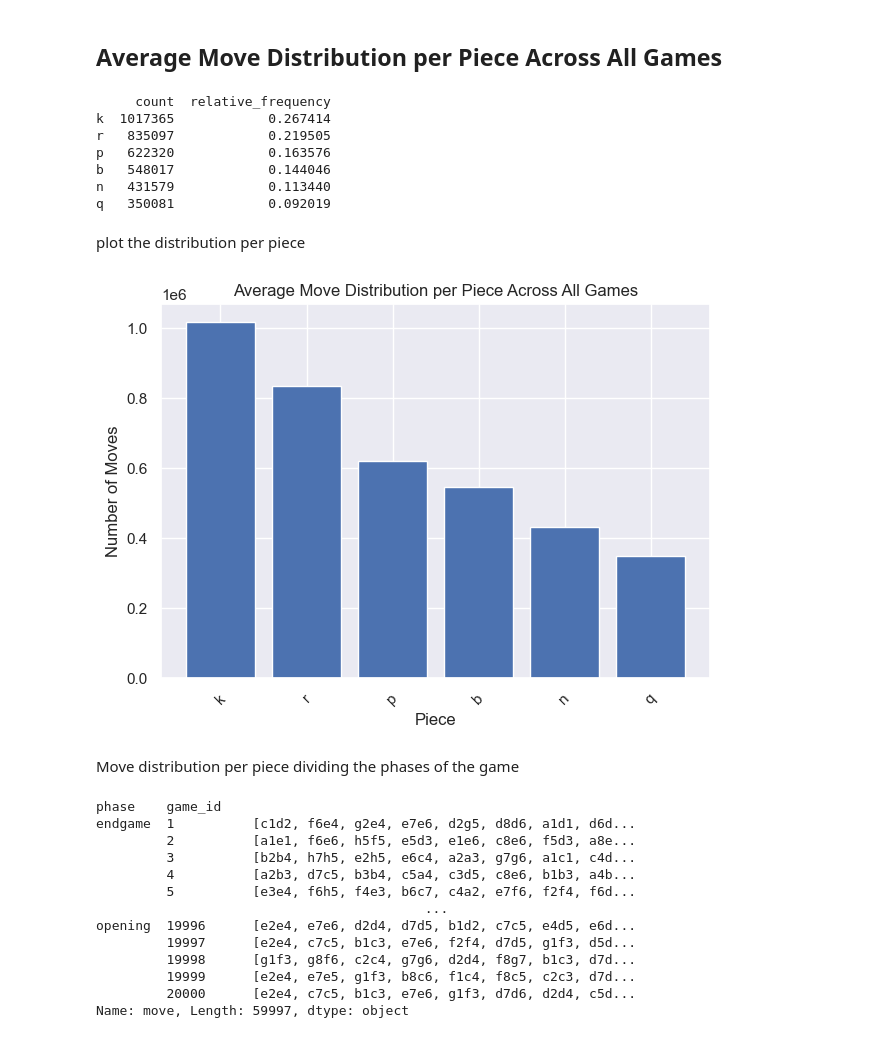
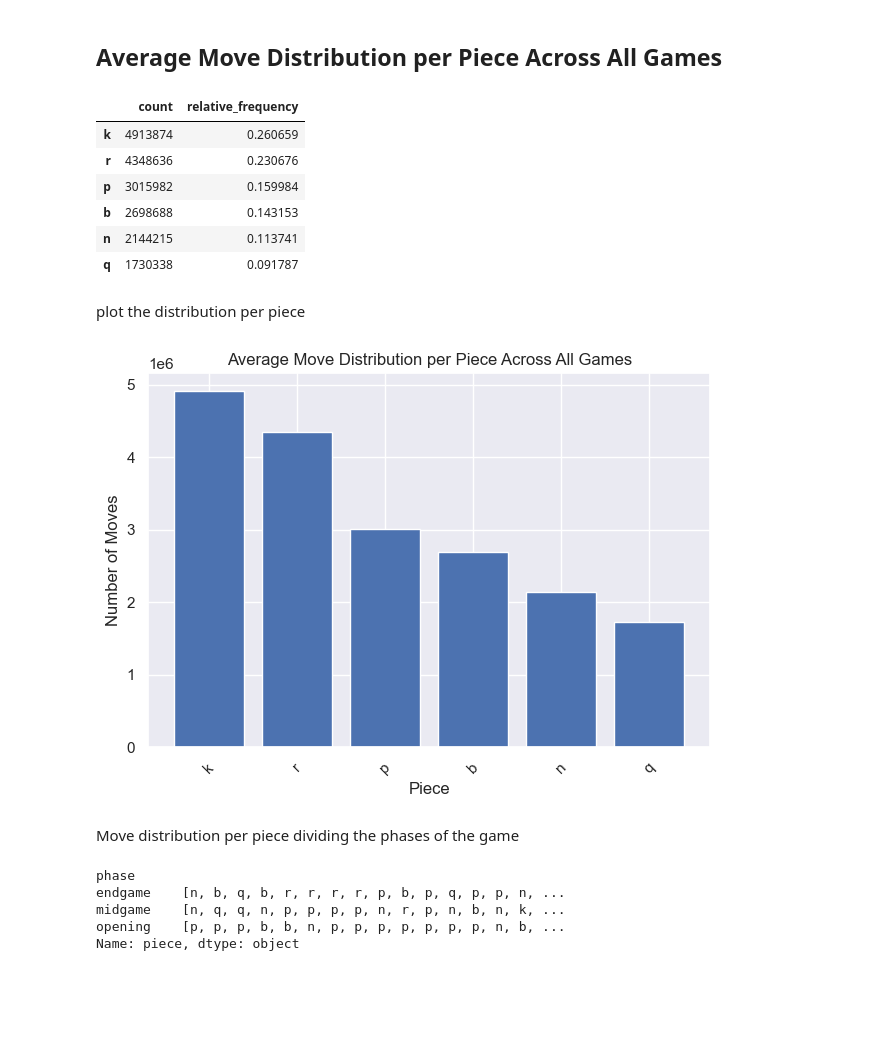
Before and after one commit to NLP-Project-PoliMi-2025/NLP-Project, a Jupyter notebook: MoveDistribution.ipynb, the cells around one changed output. Saved outputs shown, nothing was run; the diff lists cells and outputs as text; code cells hidden in the pictures; blank space fills up the shorter version.

```diff
--- a/MoveDistribution.ipynb
+++ b/MoveDistribution.ipynb
@@ -33,60 +42,34 @@ df.head()
 # %% [markdown]
 ## Average Move Distribution per Piece Across All Games
 # %%
-# Initialize variables
-piece_move_counter = Counter()
-current_game_id = None
-board = chess.Board()
-
-for _, row in df.iterrows():
-    game_id = row["game_id"]
-    move_str = row["move"]
-    # Reset board at the start of a new game
-    if game_id != current_game_id:
-        board = chess.Board()
-        current_game_id = game_id
-    try:
-        move = board.parse_uci(move_str)
-        piece = board.piece_at(move.from_square)
-        if piece:
-            piece_move_counter[piece.symbol().lower()] += 1
-        board.push(move)
-    except Exception as e:
-        print(f"Game {game_id}, move {move_str} caused error: {e}")
-        continue
-
-piece_distribution = pd.DataFrame.from_dict(piece_move_counter, orient='index', columns=['count'])
-
-piece_distribution["relative_frequency"] = piece_distribution["count"] / piece_distribution["count"].sum()
-
-# Sort for clarity
-piece_distribution = piece_distribution.sort_values(by="count", ascending=False)
-
-# Print result
-print(piece_distribution)
+# count the number of pieces and relative frequencies
+piece_counts = Counter(df['piece'])
+piece_counts = dict(piece_counts)
+piece_counts = {k: v for k, v in sorted(piece_counts.items(), key=lambda item: item[1], reverse=True)}
+# Create a DataFrame from the piece counts
+piece_counts_df = pd.DataFrame.from_dict(piece_counts, orient='index', columns=['count'])
+piece_counts_df['relative_frequency'] = piece_counts_df['count'] / piece_counts_df['count'].sum()
+piece_counts_df
 # %% [output]
-     count  relative_frequency
-k  1017365            0.267414
-r   835097            0.219505
-p   622320            0.163576
-b   548017            0.144046
-n   431579            0.113440
-q   350081            0.092019
+|  | count | relative_frequency |
+| k | 4913874 | 0.260659 |
+| r | 4348636 | 0.230676 |
+| p | 3015982 | 0.159984 |
+| b | 2698688 | 0.143153 |
+| n | 2144215 | 0.113741 |
+| q | 1730338 | 0.091787 |
 # %% [markdown]
 plot the distribution per piece
 # %%
-labels = piece_distribution.index
-counts = piece_distribution["count"]
-
-plt.bar(labels, counts)
+plt.bar(piece_counts_df.index, piece_counts_df['count'])
 plt.title("Average Move Distribution per Piece Across All Games")
 plt.xlabel("Piece")
 plt.ylabel("Number of Moves")
 plt.xticks(rotation=45)
 plt.tight_layout()
 plt.show()
 # %% [output]
-[figure, old version]
+[figure, new version]
 # %% [markdown]
 Move distribution per piece dividing the phases of the game
 # %%
@@ -100,18 +87,10 @@ def classify_phase(move_number):
 # %%
-phase_game_groups = df.groupby(["phase", "game_id"])["move"].apply(list)
+phase_game_groups = new_df.groupby(["phase"])["piece"].apply(list)
 phase_game_groups
 # %% [output]
-phase    game_id
-endgame  1          [c1d2, f6e4, g2e4, e7e6, d2g5, d8d6, a1d1, d6d...
-         2          [a1e1, f6e6, h5f5, e5d3, e1e6, c8e6, f5d3, a8e...
-         3          [b2b4, h7h5, e2h5, e6c4, a2a3, g7g6, a1c1, c4d...
-         4          [a2b3, d7c5, b3b4, c5a4, c3d5, c8e6, b1b3, a4b...
-         5          [e3e4, f6h5, f4e3, b6c7, c4a2, e7f6, f2f4, f6d...
-                                          ...
-opening  19996      [e2e4, e7e6, d2d4, d7d5, b1d2, c7c5, e4d5, e6d...
-         19997      [e2e4, c7c5, b1c3, e7e6, f2f4, d7d5, g1f3, d5d...
-         19998      [g1f3, g8f6, c2c4, g7g6, d2d4, f8g7, b1c3, d7d...
-         19999      [e2e4, e7e5, g1f3, b8c6, f1c4, f8c5, c2c3, d7d...
-         20000      [e2e4, c7c5, b1c3, e7e6, g1f3, d7d6, d2d4, c5d...
-Name: move, Length: 59997, dtype: object
+phase
+endgame    [n, b, q, b, r, r, r, r, p, b, p, q, p, p, n, ...
+midgame    [n, q, q, n, p, p, p, p, n, r, p, n, b, n, k, ...
+opening    [p, p, p, b, b, n, p, p, p, p, p, p, p, n, b, ...
+Name: piece, dtype: object
 # %%
```
Also changed, not shown: parts of 17 cells of this notebook.
